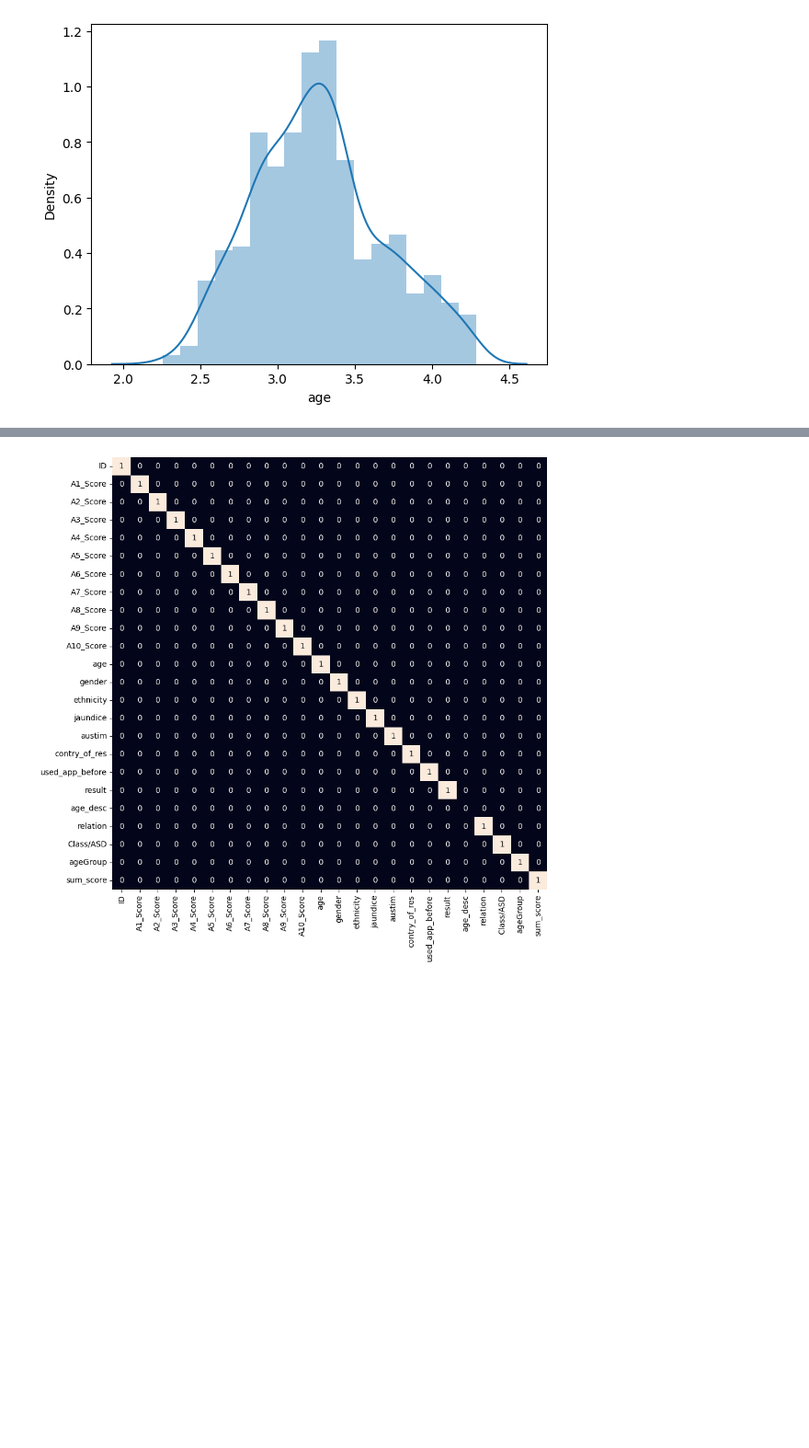
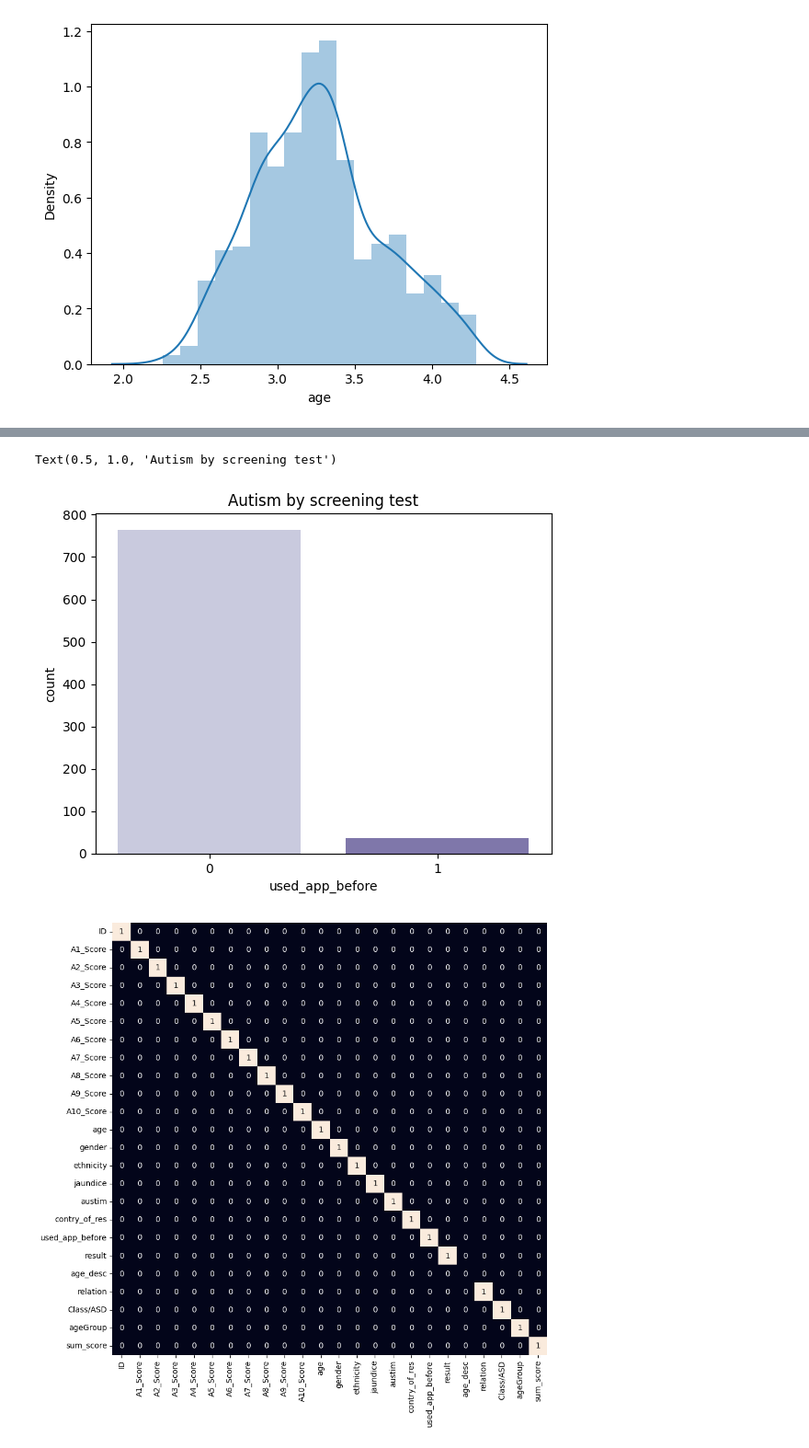
Before and after one commit to medbbh/autism_prediction, a Jupyter notebook: autsim_prediction.ipynb, the cells around one changed output, grey strips where cells are left out. Shown at 92% size. Drawn from its saved outputs; the diff is of its cells as text; code cells hidden in the pictures; blank space fills up the shorter version.

```diff
--- a/autsim_prediction.ipynb
+++ b/autsim_prediction.ipynb
@@ -295,3 +301,9 @@ plt.show()
+# %%
+sb.countplot(x="used_app_before",data=df,palette="Purples")
+plt.title('Autism by screening test')
+# %% [output]
+Text(0.5, 1.0, 'Autism by screening test')
+[figure, added]
 # %%
 # Function to encode labels
 def encode_labels(data):
```
Also changed, not shown: parts of 12 cells of this notebook, 3 other files.
